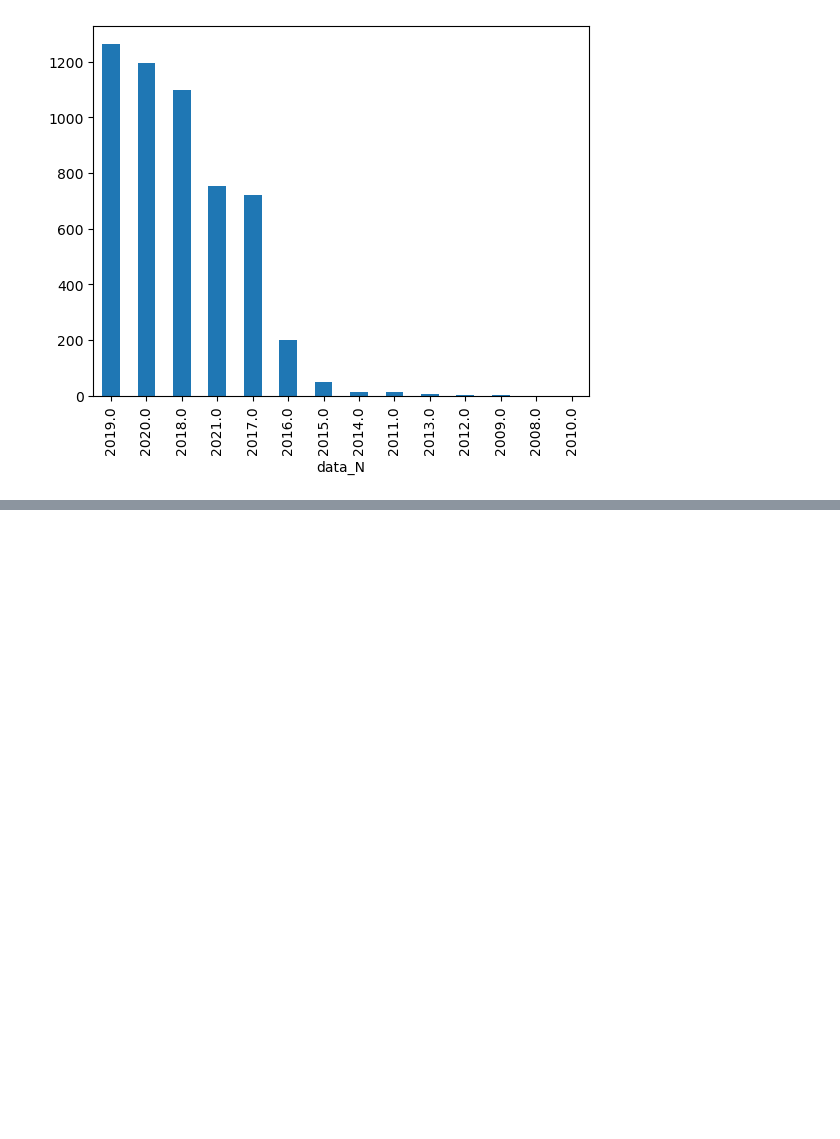
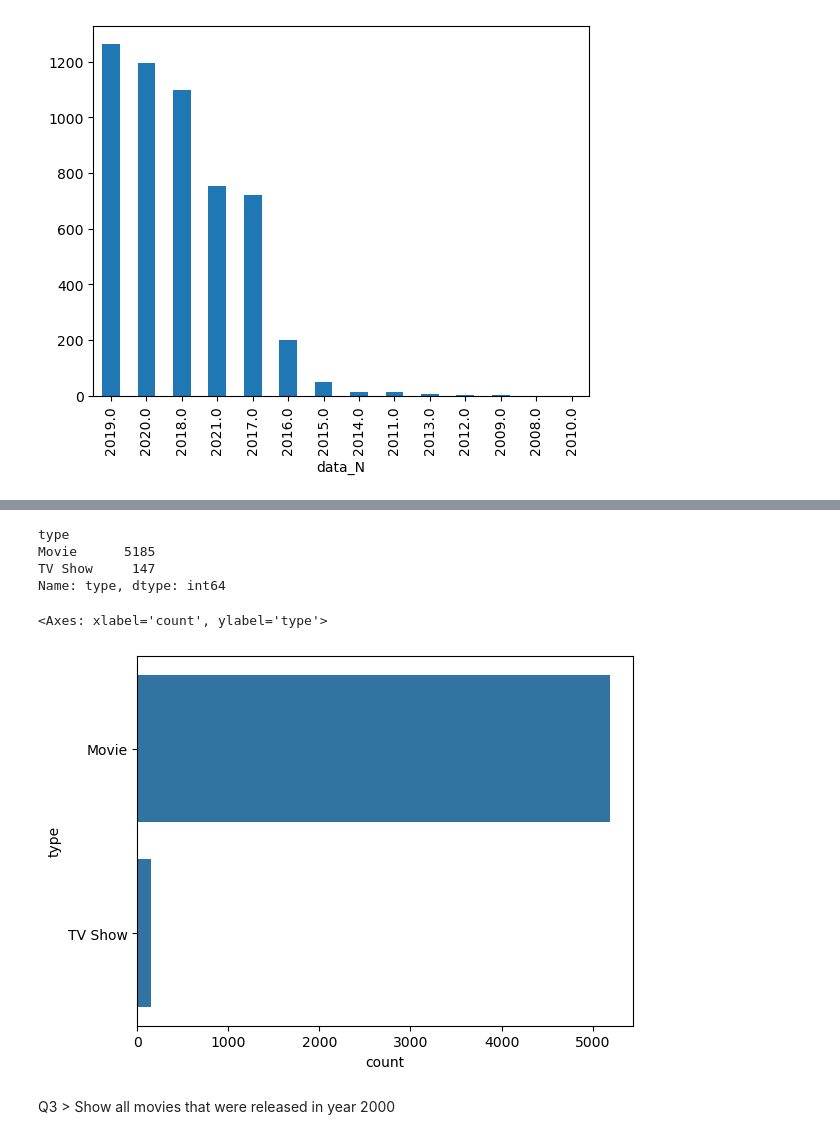
Before and after one commit to vivekkumar8009/Python_Projects, a Jupyter notebook: ML_Projects/Netflix_data_analysis/Netflix_data_analysis.ipynb, the cells around one changed output, grey strips where cells are left out. Saved outputs shown, nothing was run; the diff lists cells and outputs as text; code cells hidden in the pictures; blank space fills up the shorter version.

```diff
--- a/ML_Projects/Netflix_data_analysis/Netflix_data_analysis.ipynb
+++ b/ML_Projects/Netflix_data_analysis/Netflix_data_analysis.ipynb
@@ -271,0 +280,14 @@ data['data_N'].dt.year.value_counts().plot(kind='bar')
+# %%
+data.groupby('type').type.count()
+# %% [output]
+type
+Movie      5185
+TV Show     147
+Name: type, dtype: int64
+# %%
+sns.countplot(data['type'])
+# %% [output]
+<Axes: xlabel='count', ylabel='type'>
+[figure, added]
+# %% [markdown]
+Q3 > Show all movies that were released in year 2000
```
Also changed, not shown: parts of 22 cells of this notebook.
